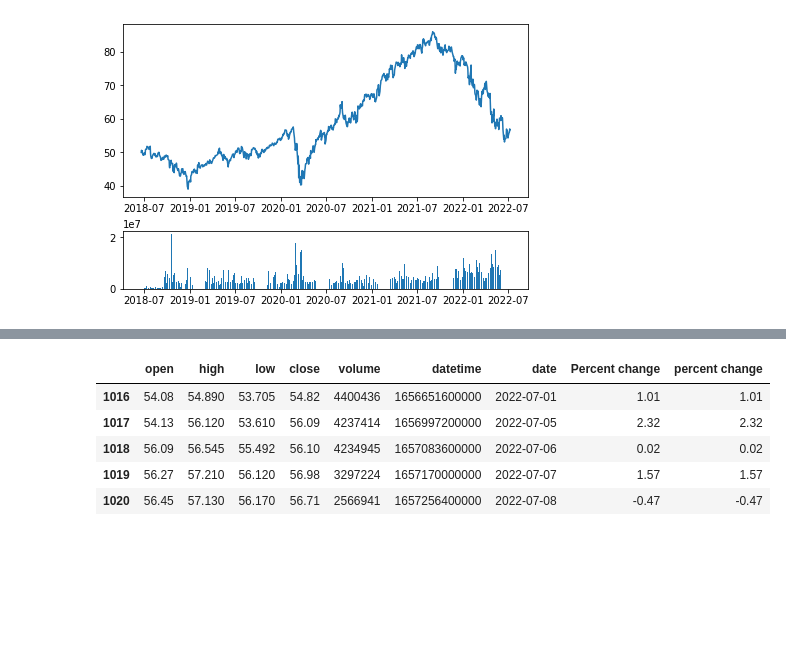
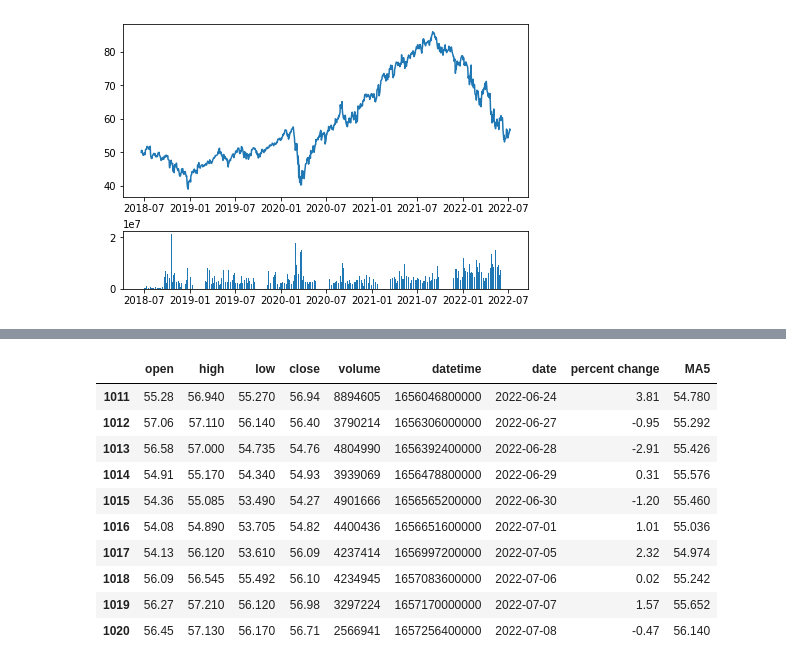
Before and after one commit to CodeCerebro/tpa, a Jupyter notebook: tda.ipynb, the cells around one changed output, grey strips where cells are left out. Drawn from its saved outputs; the diff is of its cells as text; code cells hidden in the pictures; blank space fills up the shorter version.

Commit message:
changed percentChange and added movingAverage

```diff
--- a/tda.ipynb
+++ b/tda.ipynb
@@ -97,3 +98 @@ def percentChange(data):
     return data
-# %%
-hp_df = percentChange(hp_df)
@@ -105,9 +149,14 @@ See the caveats in the documentation: https://pandas.pydata.org/pandas-docs/stab
 # %%
-hp_df['XLC'].tail()
+hp_df['XLC'].tail(10)
 # %% [output]
-|  | open | high | low | close | volume | datetime | date | Percent change | percent change |
-| 1016 | 54.08 | 54.890 | 53.705 | 54.82 | 4400436 | 1656651600000 | 2022-07-01 | 1.01 | 1.01 |
-| 1017 | 54.13 | 56.120 | 53.610 | 56.09 | 4237414 | 1656997200000 | 2022-07-05 | 2.32 | 2.32 |
-| 1018 | 56.09 | 56.545 | 55.492 | 56.10 | 4234945 | 1657083600000 | 2022-07-06 | 0.02 | 0.02 |
-| 1019 | 56.27 | 57.210 | 56.120 | 56.98 | 3297224 | 1657170000000 | 2022-07-07 | 1.57 | 1.57 |
-| 1020 | 56.45 | 57.130 | 56.170 | 56.71 | 2566941 | 1657256400000 | 2022-07-08 | -0.47 | -0.47 |
+|  | open | high | low | close | volume | datetime | date | percent change | MA5 |
+| 1011 | 55.28 | 56.940 | 55.270 | 56.94 | 8894605 | 1656046800000 | 2022-06-24 | 3.81 | 54.780 |
+| 1012 | 57.06 | 57.110 | 56.140 | 56.40 | 3790214 | 1656306000000 | 2022-06-27 | -0.95 | 55.292 |
+| 1013 | 56.58 | 57.000 | 54.735 | 54.76 | 4804990 | 1656392400000 | 2022-06-28 | -2.91 | 55.426 |
+| 1014 | 54.91 | 55.170 | 54.340 | 54.93 | 3939069 | 1656478800000 | 2022-06-29 | 0.31 | 55.576 |
+| 1015 | 54.36 | 55.085 | 53.490 | 54.27 | 4901666 | 1656565200000 | 2022-06-30 | -1.20 | 55.460 |
+| 1016 | 54.08 | 54.890 | 53.705 | 54.82 | 4400436 | 1656651600000 | 2022-07-01 | 1.01 | 55.036 |
+| 1017 | 54.13 | 56.120 | 53.610 | 56.09 | 4237414 | 1656997200000 | 2022-07-05 | 2.32 | 54.974 |
+| 1018 | 56.09 | 56.545 | 55.492 | 56.10 | 4234945 | 1657083600000 | 2022-07-06 | 0.02 | 55.242 |
+| 1019 | 56.27 | 57.210 | 56.120 | 56.98 | 3297224 | 1657170000000 | 2022-07-07 | 1.57 | 55.652 |
+| 1020 | 56.45 | 57.130 | 56.170 | 56.71 | 2566941 | 1657256400000 | 2022-07-08 | -0.47 | 56.140 |
```
Also changed, not shown: parts of 7 cells of this notebook.
